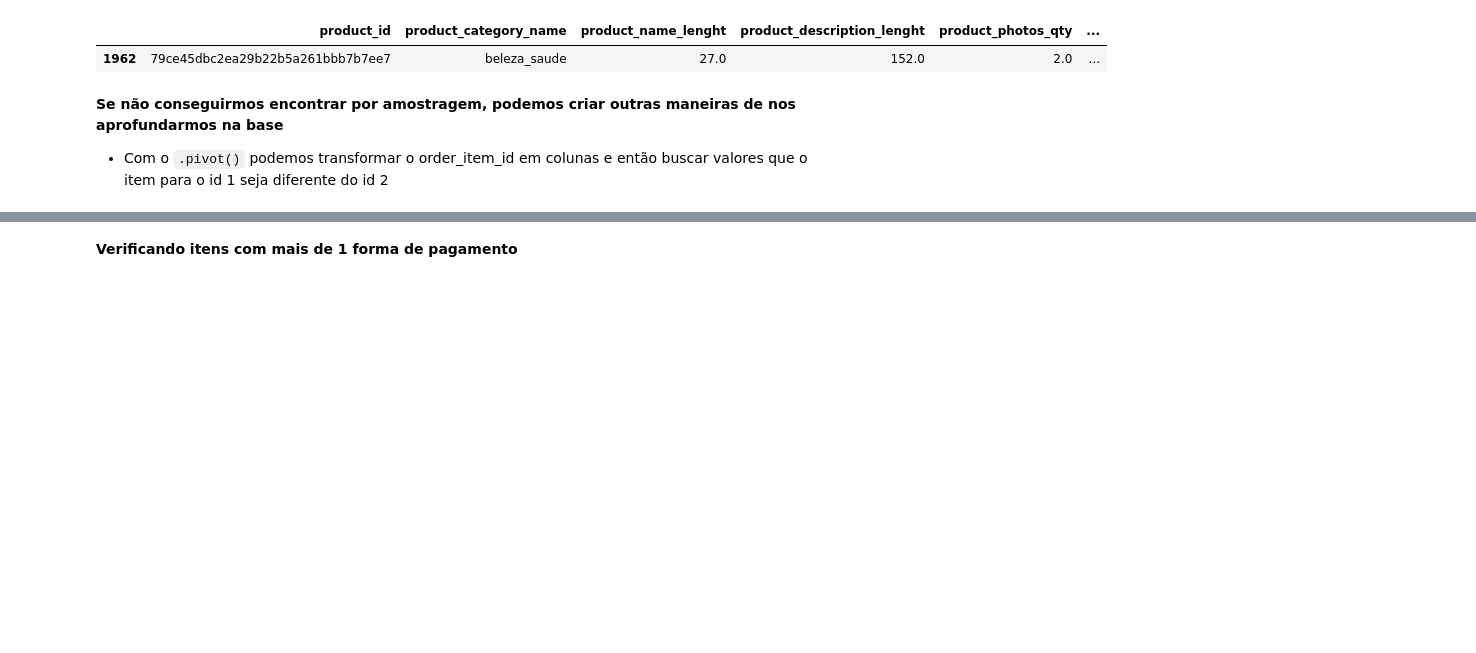
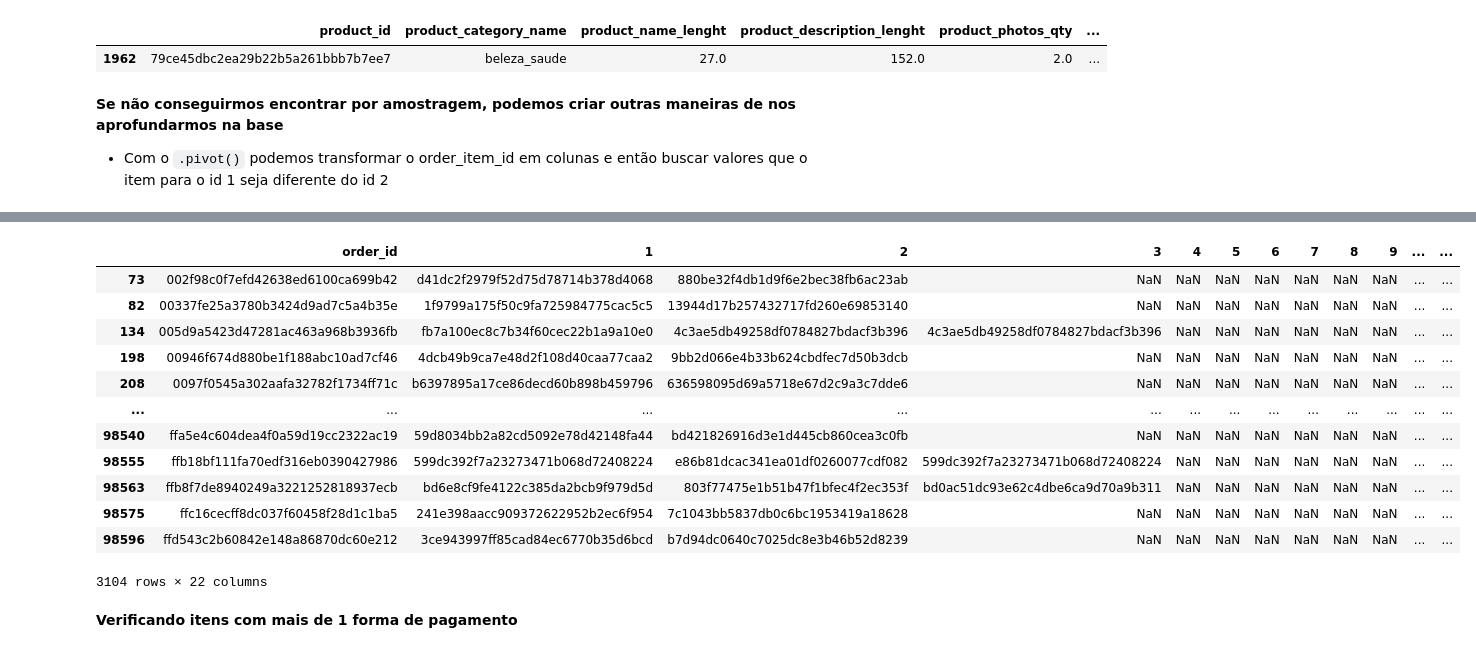
Before and after one commit to PauloViniciusR/SQL, a Jupyter notebook: Storytelling_sql/notebook/analise.ipynb, the cells around one changed output, grey strips where cells are left out. Cells and saved outputs as stored; diff of their text form; code cells hidden in the pictures; blank space fills up the shorter version.

```diff
--- a/Storytelling_sql/notebook/analise.ipynb
+++ b/Storytelling_sql/notebook/analise.ipynb
@@ -269,3 +269,4 @@ products[products.product_id == "79ce45dbc2ea29b22b5a261bbb7b7ee7"]
 - Com o `.pivot()` podemos transformar o order_item_id em colunas e então buscar valores que o item para o id 1 seja diferente do id 2
 # %%
 # Criando um novo DataFrame apenas com o id da ordem, do item e da ordem_item
+tabela = order_items[['order_id', 'order_item_id', 'product_id']]
@@ -272,5 +281,8 @@ products[products.product_id == "79ce45dbc2ea29b22b5a261bbb7b7ee7"]
 # %%
 # Fazendo o pivot da tabela
+tabela_pivot = tabela.pivot(index='order_id', columns='order_item_id').reset_index()
 # %%
 # Renomeando as colunas para os nomes abaixo
 colunas = ['order_id','1','2','3','4','5','6','7','8','9','10','11','12','13','14','15','16','17','18','19','20','21']
+tabela_pivot.columns = colunas
+tabela_pivot.head()
@@ -277,7 +297,23 @@ colunas = ['order_id','1','2','3','4','5','6','7','8','9','10','11','12','13','1
 # %%
 # Retirando as linhas onde o id 2 é vazio
+tabela_pivot = tabela_pivot[tabela_pivot['2'].notnull()]
 # %%
 # Buscando valores onde o id 1 seja diferente do id 2
+tabela_pivot[tabela_pivot['1'] != tabela_pivot['2']]
+# %% [output]
+|  | order_id | 1 | 2 | 3 | 4 | 5 | 6 | 7 | 8 | 9 | ... | ... |
+| 73 | 002f98c0f7efd42638ed6100ca699b42 | d41dc2f2979f52d75d78714b378d4068 | 880be32f4db1d9f6e2bec38fb6ac23ab | NaN | NaN | NaN | NaN | NaN | NaN | NaN | ... | ... |
+| 82 | 00337fe25a3780b3424d9ad7c5a4b35e | 1f9799a175f50c9fa725984775cac5c5 | 13944d17b257432717fd260e69853140 | NaN | NaN | NaN | NaN | NaN | NaN | NaN | ... | ... |
+| 134 | 005d9a5423d47281ac463a968b3936fb | fb7a100ec8c7b34f60cec22b1a9a10e0 | 4c3ae5db49258df0784827bdacf3b396 | 4c3ae5db49258df0784827bdacf3b396 | NaN | NaN | NaN | NaN | NaN | NaN | ... | ... |
+| 198 | 00946f674d880be1f188abc10ad7cf46 | 4dcb49b9ca7e48d2f108d40caa77caa2 | 9bb2d066e4b33b624cbdfec7d50b3dcb | NaN | NaN | NaN | NaN | NaN | NaN | NaN | ... | ... |
+| 208 | 0097f0545a302aafa32782f1734ff71c | b6397895a17ce86decd60b898b459796 | 636598095d69a5718e67d2c9a3c7dde6 | NaN | NaN | NaN | NaN | NaN | NaN | NaN | ... | ... |
+| ... | ... | ... | ... | ... | ... | ... | ... | ... | ... | ... | ... | ... |
+| 98540 | ffa5e4c604dea4f0a59d19cc2322ac19 | 59d8034bb2a82cd5092e78d42148fa44 | bd421826916d3e1d445cb860cea3c0fb | NaN | NaN | NaN | NaN | NaN | NaN | NaN | ... | ... |
+| 98555 | ffb18bf111fa70edf316eb0390427986 | 599dc392f7a23273471b068d72408224 | e86b81dcac341ea01df0260077cdf082 | 599dc392f7a23273471b068d72408224 | NaN | NaN | NaN | NaN | NaN | NaN | ... | ... |
+| 98563 | ffb8f7de8940249a3221252818937ecb | bd6e8cf9fe4122c385da2bcb9f979d5d | 803f77475e1b51b47f1bfec4f2ec353f | bd0ac51dc93e62c4dbe6ca9d70a9b311 | NaN | NaN | NaN | NaN | NaN | NaN | ... | ... |
+| 98575 | ffc16cecff8dc037f60458f28d1c1ba5 | 241e398aacc909372622952b2ec6f954 | 7c1043bb5837db0c6bc1953419a18628 | NaN | NaN | NaN | NaN | NaN | NaN | NaN | ... | ... |
+| 98596 | ffd543c2b60842e148a86870dc60e212 | 3ce943997ff85cad84ec6770b35d6bcd | b7d94dc0640c7025dc8e3b46b52d8239 | NaN | NaN | NaN | NaN | NaN | NaN | NaN | ... | ... |
+3104 rows × 22 columns
 # %% [markdown]
 **Verificando itens com mais de 1 forma de pagamento**
 # %%
```
Also changed, not shown: parts of 3 cells of this notebook.
